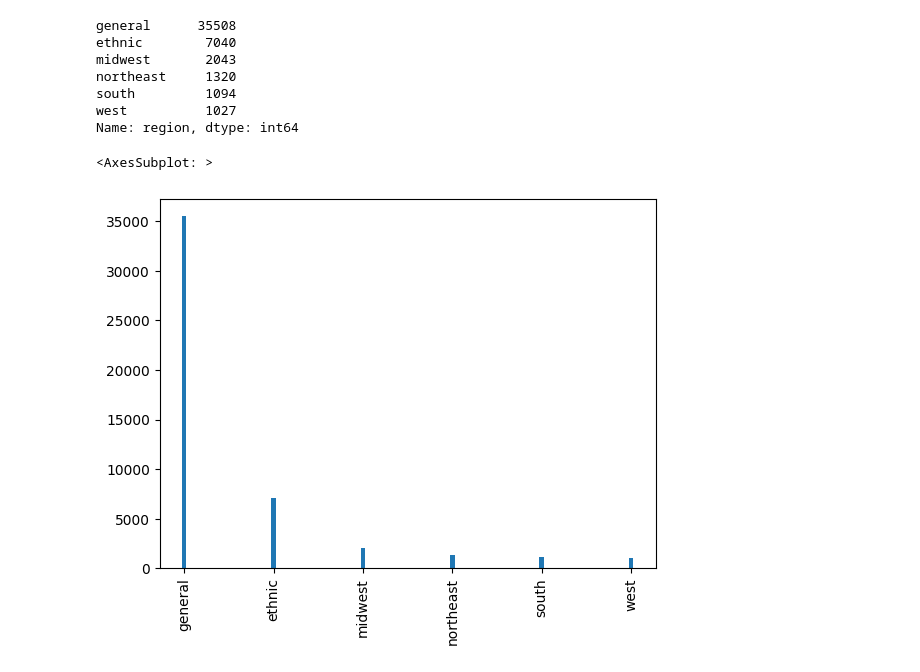
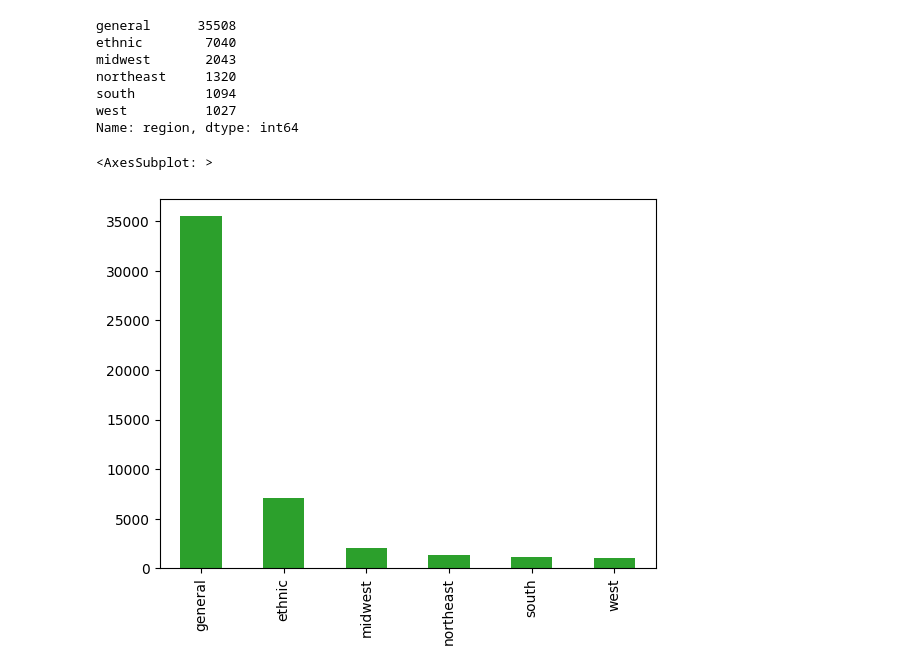
Before and after one commit to ucsdltcs180/exercises-week-1-Sumayyatron, a Jupyter notebook: Weekly Exercises.ipynb, the cells around one changed output. Drawn from its saved outputs; the diff is of its cells as text; code cells hidden in the pictures.

```diff
--- a/Weekly Exercises.ipynb
+++ b/Weekly Exercises.ipynb
@@ -41,7 +51,7 @@ south         1094
 west          1027
 Name: region, dtype: int64
 # %%
-df['region'].value_counts().plot(kind='bar', color="C0", width=0.05)
+df['region'].value_counts().plot(kind='bar', color="C2", width=0.5)
 # %% [output]
 <AxesSubplot: >
-[figure, old version]
+[figure, new version]
```
Also changed, not shown: parts of 5 cells of this notebook.
